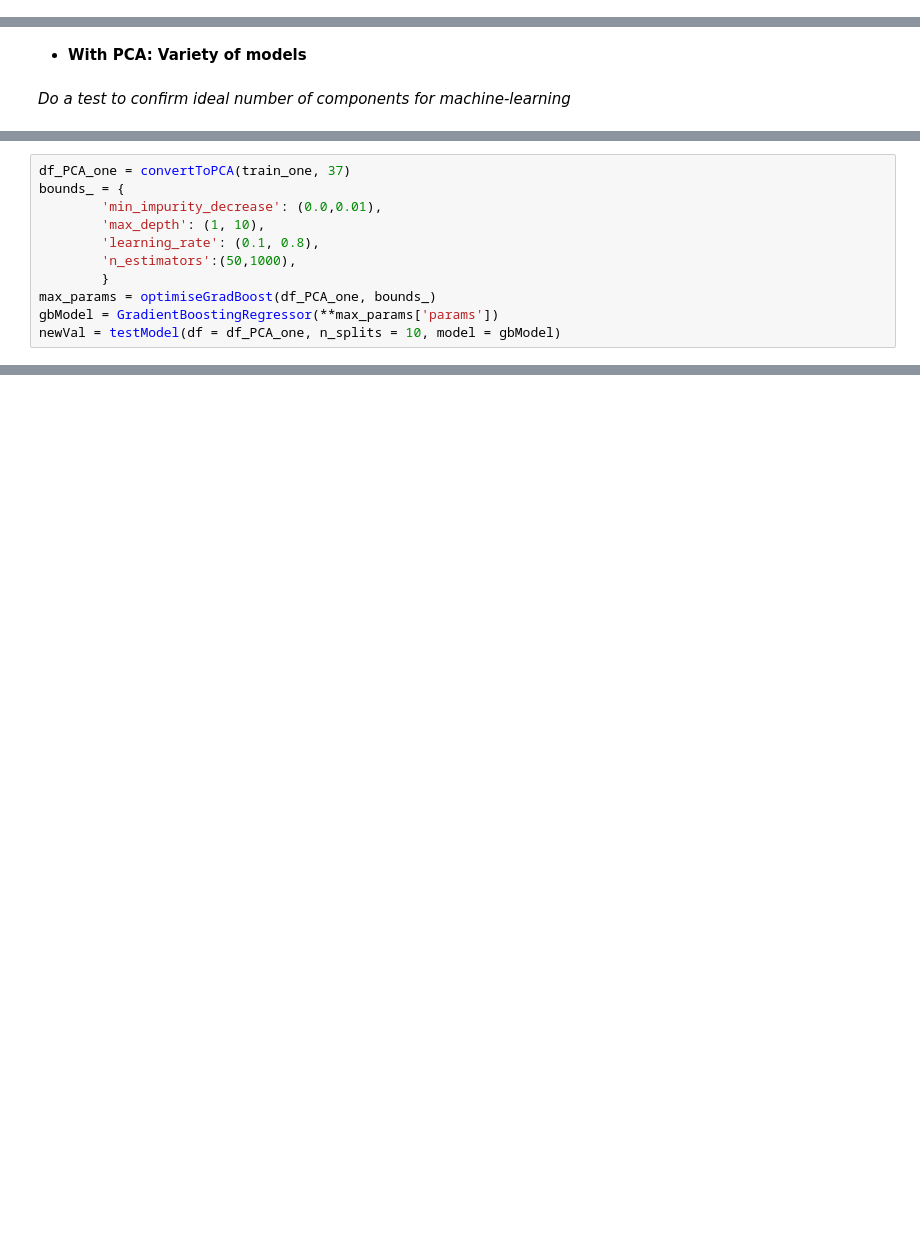
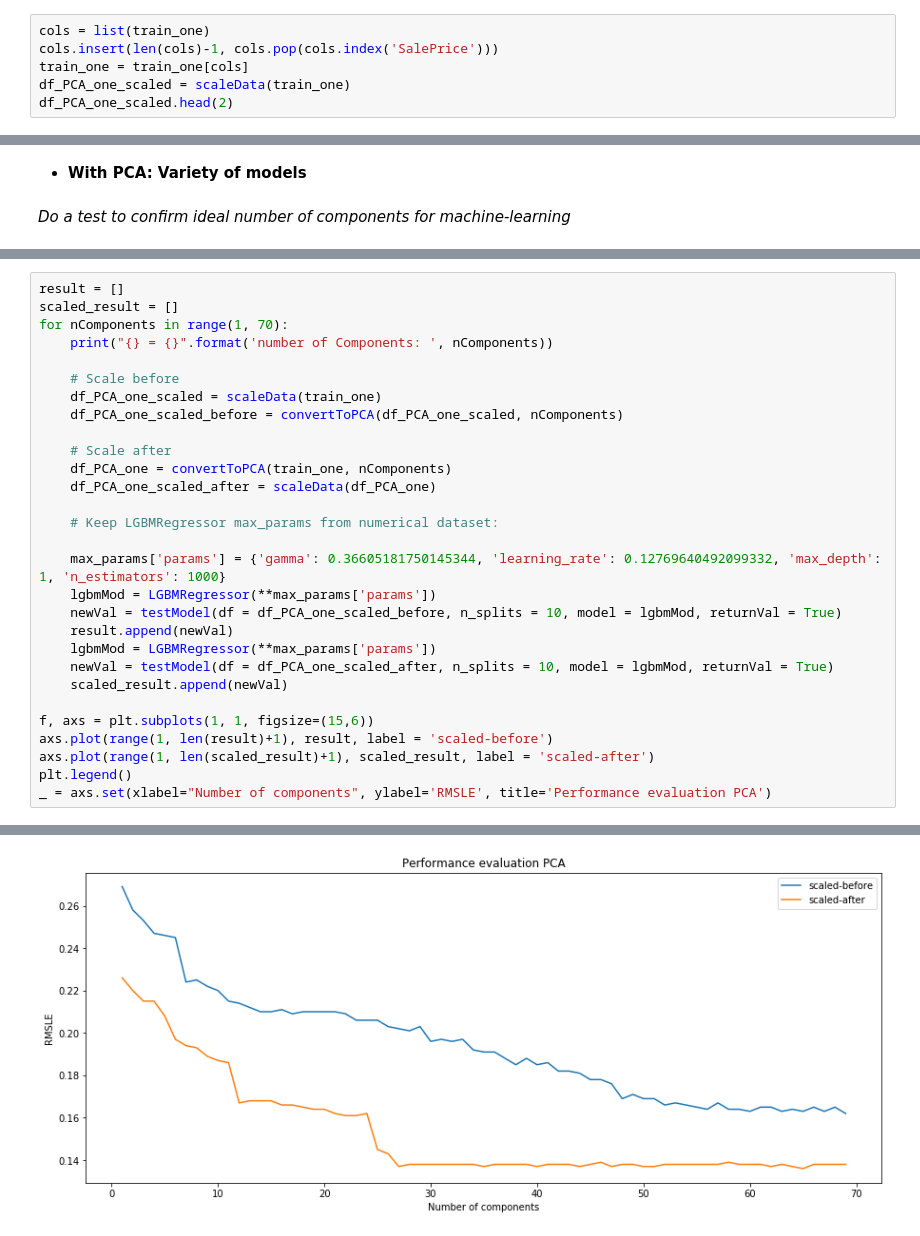
Before and after one commit to j-greggazz/Kaggle, a Jupyter notebook: House_Prices_Regression/notebooks/House_Prices_Regression.ipynb, the cells around one changed output, grey strips where cells are left out. Cells and saved outputs as stored; diff of their text form; blank space fills up the shorter version.

Commit message:
updated house prices with neural-network & various

```diff
--- a/House_Prices_Regression/notebooks/House_Prices_Regression.ipynb
+++ b/House_Prices_Regression/notebooks/House_Prices_Regression.ipynb
@@ -2064,0 +2188,6 @@ newVal = testModel(df = df_PCA_bin_scaled, n_splits = 10, model = ridgeModel)
+# %%
+cols = list(train_one)
+cols.insert(len(cols)-1, cols.pop(cols.index('SalePrice')))
+train_one = train_one[cols]
+df_PCA_one_scaled = scaleData(train_one)
+df_PCA_one_scaled.head(2)
@@ -2144,11 +2201,0 @@ iv.a PCA: Gradient Boosting Regressor without scaling (Hyperparameter tuning)
-# %%
-df_PCA_one = convertToPCA(train_one, 37)
-bounds_ = {
-        'min_impurity_decrease': (0.0,0.01),
-        'max_depth': (1, 10),
-        'learning_rate': (0.1, 0.8),
-        'n_estimators':(50,1000),
-        }
-max_params = optimiseGradBoost(df_PCA_one, bounds_)
-gbModel = GradientBoostingRegressor(**max_params['params'])
-newVal = testModel(df = df_PCA_one, n_splits = 10, model = gbModel)
@@ -2439,0 +2202,30 @@ def checkTargetVarCorrel(df):
+# %%
+result = []
+scaled_result = []
+for nComponents in range(1, 70):
+    print("{} = {}".format('number of Components: ', nComponents))
+
+    # Scale before
+    df_PCA_one_scaled = scaleData(train_one)
+    df_PCA_one_scaled_before = convertToPCA(df_PCA_one_scaled, nComponents)
+
+    # Scale after
+    df_PCA_one = convertToPCA(train_one, nComponents)
+    df_PCA_one_scaled_after = scaleData(df_PCA_one)
+
+    # Keep LGBMRegressor max_params from numerical dataset:
+
+    max_params['params'] = {'gamma': 0.36605181750145344, 'learning_rate': 0.12769640492099332, 'max_depth': 1, 'n_estimators': 1000}
+    lgbmMod = LGBMRegressor(**max_params['params'])
+    newVal = testModel(df = df_PCA_one_scaled_before, n_splits = 10, model = lgbmMod, returnVal = True)
+    result.append(newVal)
+    lgbmMod = LGBMRegressor(**max_params['params'])
+    newVal = testModel(df = df_PCA_one_scaled_after, n_splits = 10, model = lgbmMod, returnVal = True)
+    scaled_result.append(newVal)
+
+f, axs = plt.subplots(1, 1, figsize=(15,6))
+axs.plot(range(1, len(result)+1), result, label = 'scaled-before')
+axs.plot(range(1, len(scaled_result)+1), scaled_result, label = 'scaled-after')
+plt.legend()
+_ = axs.set(xlabel="Number of components", ylabel='RMSLE', title='Performance evaluation PCA')
+# %% [output]
@@ -2439,0 +2249 @@ def checkTargetVarCorrel(df):
+[figure, added]
```
Also changed, not shown: parts of 80 cells of this notebook, 2 other files.
